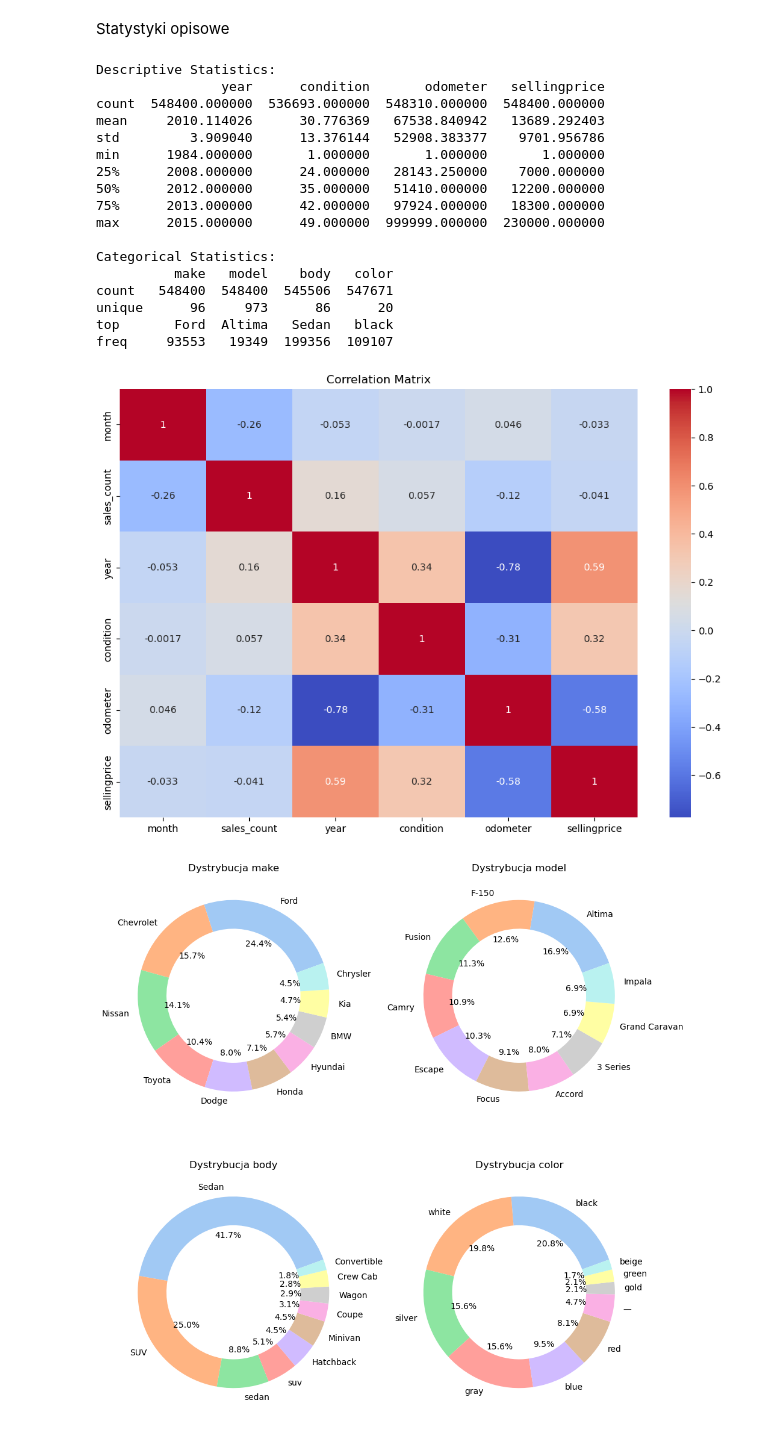
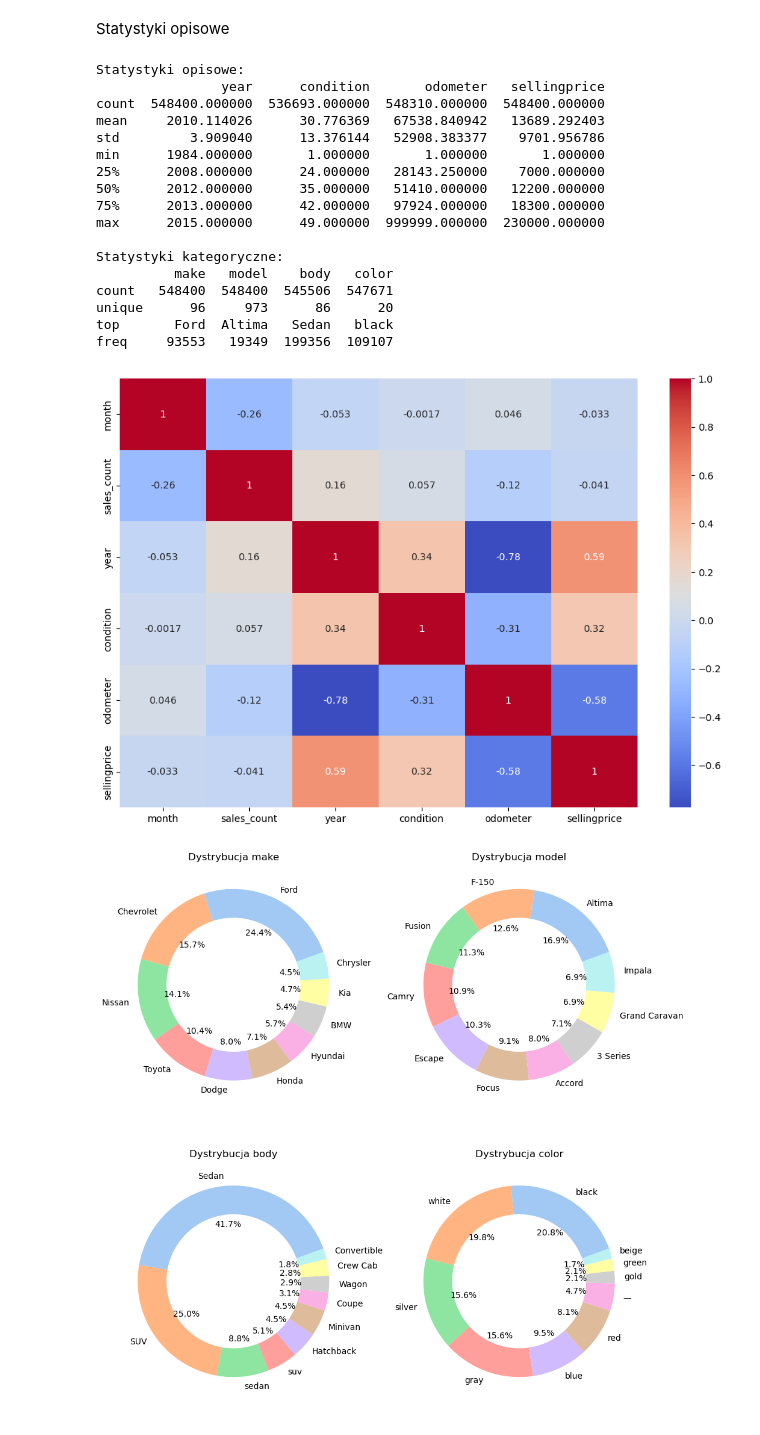
Before and after one commit to davydantoniuk/Analizatorzy-Jutra, a Jupyter notebook: plots/plots.ipynb, the cells around one changed output. Cells and saved outputs as stored; diff of their text form; code cells hidden in the pictures.

Commit message:
plots

```diff
--- a/plots/plots.ipynb
+++ b/plots/plots.ipynb
@@ -30,12 +30,12 @@ Statystyki opisowe
 numerical_columns = ['year', 'condition', 'odometer','sellingprice']
 categorical_columns = ['make', 'model', 'body','color']
 # %%
-print("Descriptive Statistics:")
+print("Statystyki opisowe:")
 print(df[numerical_columns].describe())
-print("\nCategorical Statistics:")
+print("\nStatystyki kategoryczne:")
 print(df[categorical_columns].describe())
 # %% [output]
-Descriptive Statistics:
+Statystyki opisowe:
                 year      condition       odometer   sellingprice
 count  548400.000000  536693.000000  548310.000000  548400.000000
 mean     2010.114026      30.776369   67538.840942   13689.292403
@@ -46,7 +46,7 @@ min      1984.000000       1.000000       1.000000       1.000000
 75%      2013.000000      42.000000   97924.000000   18300.000000
 max      2015.000000      49.000000  999999.000000  230000.000000
 
-Categorical Statistics:
+Statystyki kategoryczne:
           make   model    body   color
 count   548400  548400  545506  547671
 unique      96     973      86      20
@@ -55,11 +55,10 @@ freq     93553   19349  199356  109107
 # %%
 numeric_df = df.select_dtypes(include=['float64', 'int64'])
 plt.figure(figsize=(12, 8))
 sns.heatmap(numeric_df.corr(), annot=True, cmap='coolwarm')
-plt.title('Correlation Matrix')
 plt.show()
 # %% [output]
-[figure, old version]
+[figure, new version]
 # %%
 #Distribution of year production all cars
 YEAR = df['year'].value_counts()
```
Also changed, not shown: parts of 7 cells of this notebook.
